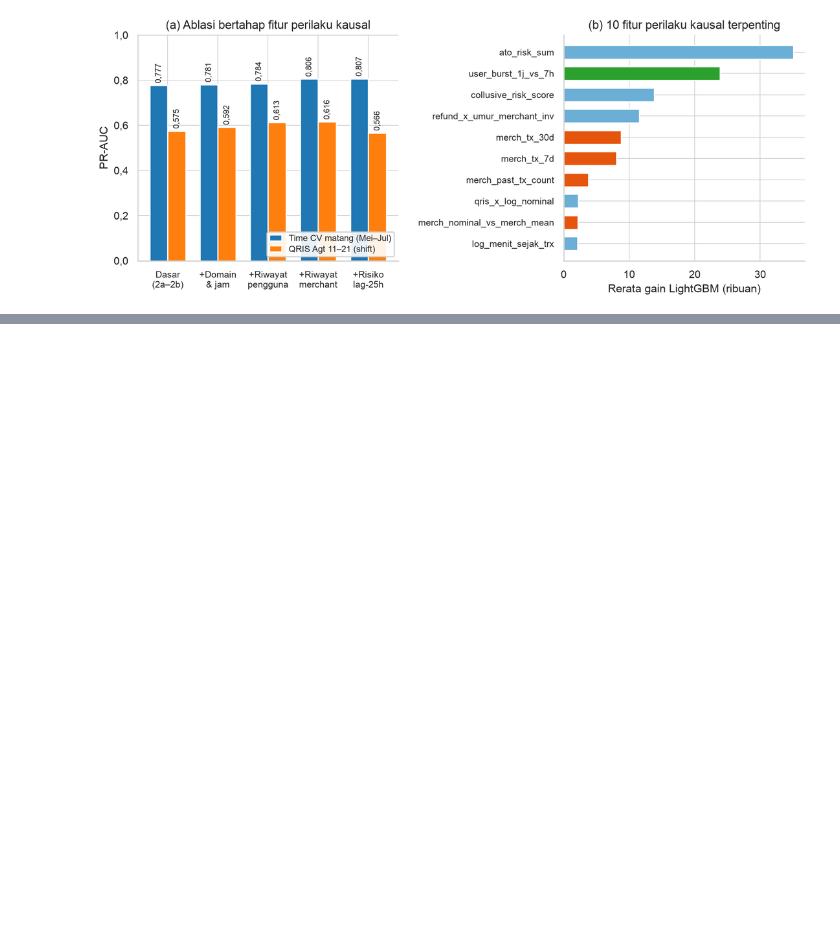
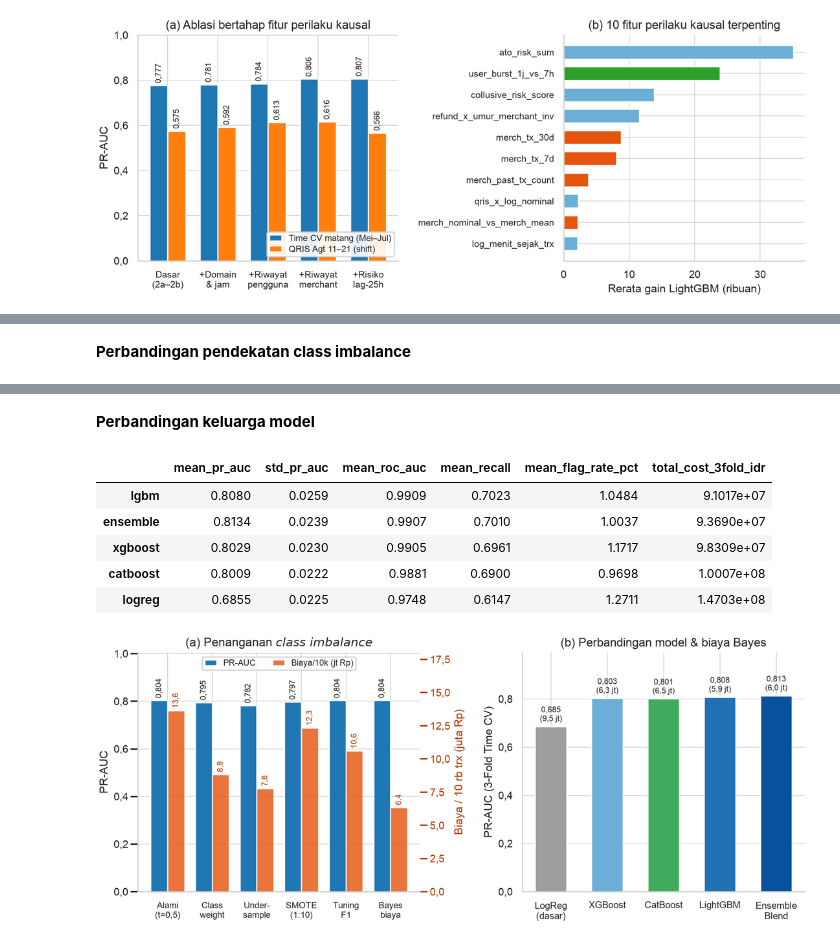
Before and after one commit to Nerodix/uts-ml-2026, a Jupyter notebook: kode/notebooks/tugas2_klasifikasi.ipynb, the cells around one changed output, grey strips where cells are left out. Cells and saved outputs as stored; diff of their text form; code cells hidden in the pictures; blank space fills up the shorter version.

Commit message:
feat(notebook): tambah butir 2d class imbalance dan perbandingan model ke notebook Tugas 2

```diff
--- a/kode/notebooks/tugas2_klasifikasi.ipynb
+++ b/kode/notebooks/tugas2_klasifikasi.ipynb
@@ -322,0 +355,13 @@ Alasan: Himpunan 90 fitur kausal bebas-label (plus_merchant) memberi biaya teren
+# %%
+model = baca_hasil("task2_models.json")
+kolom = [
+    "mean_pr_auc", "std_pr_auc", "mean_roc_auc", "mean_recall",
+    "mean_flag_rate_pct", "total_cost_3fold_idr",
+]
+display(Markdown("**Perbandingan pendekatan class imbalance**"))
+display(tabel_metrik(model["imbalance_comparison"], kolom).sort_values("total_cost_3fold_idr"))
+display(Markdown("**Perbandingan keluarga model**"))
+display(tabel_metrik(model["model_comparison"], kolom).sort_values("total_cost_3fold_idr"))
+tampilkan_gambar("task2_2d_imbalance_and_models.png")
+# %% [output]
+**Perbandingan pendekatan class imbalance**
@@ -322,0 +376,8 @@ Alasan: Himpunan 90 fitur kausal bebas-label (plus_merchant) memberi biaya teren
+**Perbandingan keluarga model**
+|  | mean_pr_auc | std_pr_auc | mean_roc_auc | mean_recall | mean_flag_rate_pct | total_cost_3fold_idr |
+| lgbm | 0.8080 | 0.0259 | 0.9909 | 0.7023 | 1.0484 | 9.1017e+07 |
+| ensemble | 0.8134 | 0.0239 | 0.9907 | 0.7010 | 1.0037 | 9.3690e+07 |
+| xgboost | 0.8029 | 0.0230 | 0.9905 | 0.6961 | 1.1717 | 9.8309e+07 |
+| catboost | 0.8009 | 0.0222 | 0.9881 | 0.6900 | 0.9698 | 1.0007e+08 |
+| logreg | 0.6855 | 0.0225 | 0.9748 | 0.6147 | 1.2711 | 1.4703e+08 |
+[figure, added]
```
Also changed, not shown: parts of 3 cells of this notebook.
